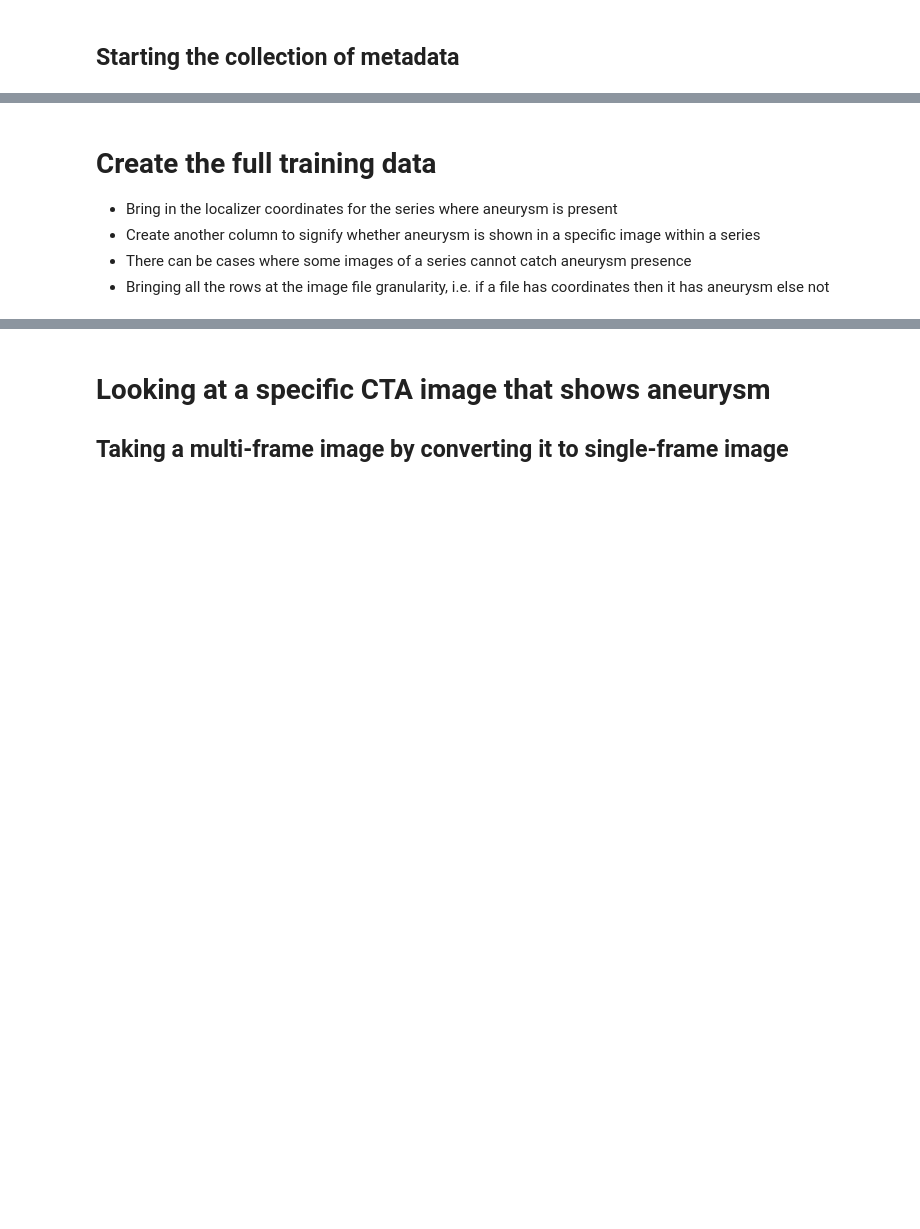
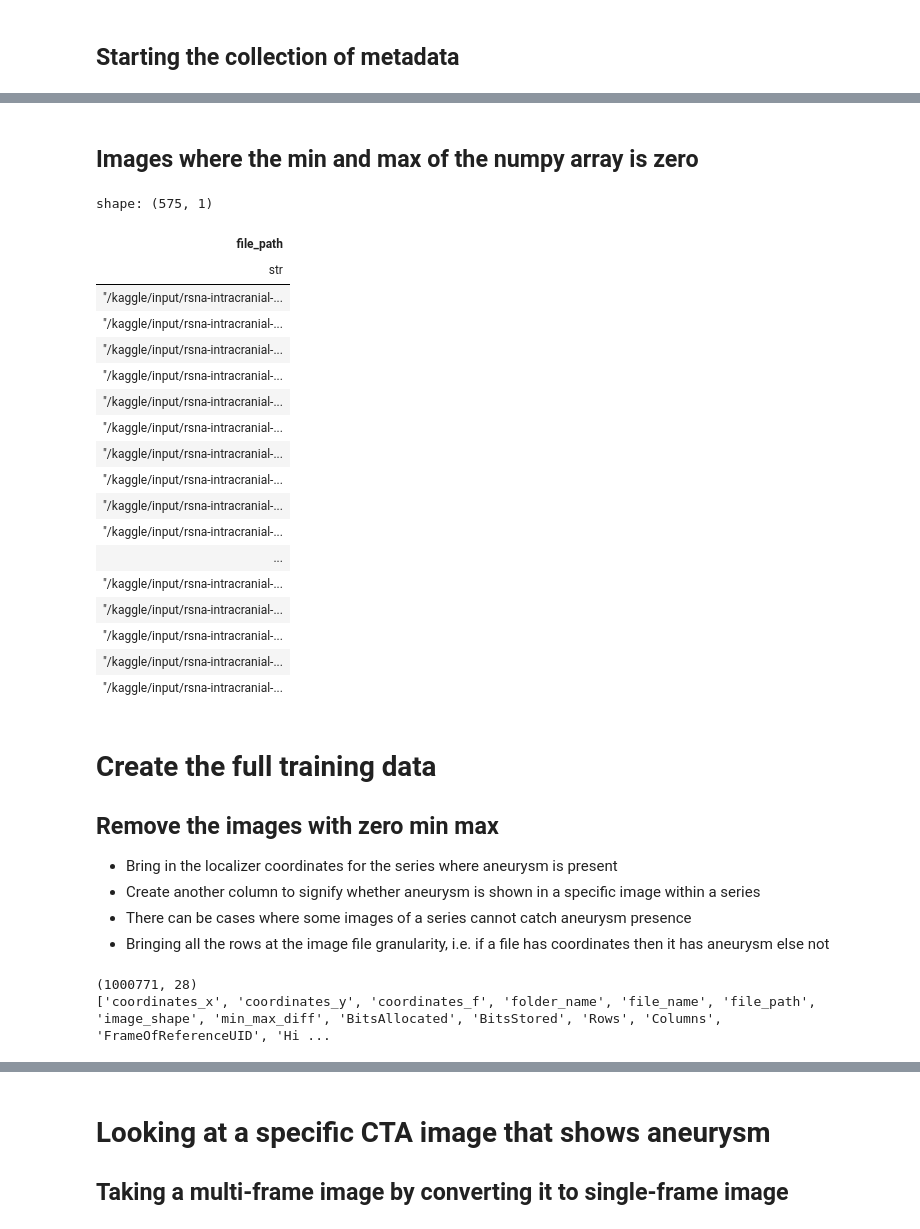
Before and after one commit to sumaniitm/RSNA_Intracranial_Aneurysm_Detection_2025, a Jupyter notebook: suman-notebook-1.ipynb, the cells around one changed output, grey strips where cells are left out. Drawn from its saved outputs; the diff is of its cells as text; code cells hidden in the pictures; blank space fills up the shorter version.

```diff
--- a/suman-notebook-1.ipynb
+++ b/suman-notebook-1.ipynb
@@ -139,7 +255,7 @@ class DicomRecord:
     """
     Memory-efficient class for storing DICOM metadata using __slots__
     """
-    __slots__ = ['folder_name', 'file_name', 'file_path', 'image_shape'] + [
+    __slots__ = ['folder_name', 'file_name', 'file_path', 'image_shape', 'min_max_diff'] + [
         'BitsAllocated', 'BitsStored', 'Rows', 'Columns', 'FrameOfReferenceUID',
         'HighBit', 'ImageOrientationPatient', 'ImagePositionPatient', 'InstanceNumber',
         'Modality', 'PhotometricInterpretation', 'PixelRepresentation', 'PixelSpacing',
@@ -147,12 +263,13 @@ class DicomRecord:
         'SamplesPerPixel', 'SliceThickness', 'SpacingBetweenSlices'
     ]
 
-    def __init__(self, folder_name, file_name, file_path, image_shape):
+    def __init__(self, folder_name, file_name, file_path, image_shape, min_max_diff):
         self.folder_name = folder_name
         self.file_name = file_name
         self.file_path = file_path
         self.image_shape = image_shape
-        for tag in self.__slots__[4:]:
+        self.min_max_diff = min_max_diff
+        for tag in self.__slots__[5:]:
             setattr(self, tag, None)
 
     def to_dict(self):
@@ -172,9 +289,10 @@ def process_single_folder(folder_path, allowed_tags):
                 # Read DICOM file
                 ds = dcmread(str(dcm_file))
                 original_shape = str(ds.pixel_array.shape)
+                min_max_diff = round(np.max(ds.pixel_array) - np.min(ds.pixel_array),5)
 
                 # Create record
-                record = DicomRecord(folder_name, dcm_file.name, str(dcm_file), original_shape)
+                record = DicomRecord(folder_name, dcm_file.name, str(dcm_file), original_shape, min_max_diff)
 
                 # Fill in tags
                 for tag in allowed_tags:
@@ -292,13 +433,38 @@ metadata_df.columns
+# %% [markdown]
+## Images where the min and max of the numpy array is zero
+# %%
+metadata_df.filter(pl.col('min_max_diff') == 0).select(['file_path'])
+# %% [output]
+shape: (575, 1)
+| file_path |
+| str |
+| "/kaggle/input/rsna-intracranial-... |
+| "/kaggle/input/rsna-intracranial-... |
+| "/kaggle/input/rsna-intracranial-... |
+| "/kaggle/input/rsna-intracranial-... |
+| "/kaggle/input/rsna-intracranial-... |
+| "/kaggle/input/rsna-intracranial-... |
+| "/kaggle/input/rsna-intracranial-... |
+| "/kaggle/input/rsna-intracranial-... |
+| "/kaggle/input/rsna-intracranial-... |
+| "/kaggle/input/rsna-intracranial-... |
+| ... |
+| "/kaggle/input/rsna-intracranial-... |
+| "/kaggle/input/rsna-intracranial-... |
+| "/kaggle/input/rsna-intracranial-... |
+| "/kaggle/input/rsna-intracranial-... |
+| "/kaggle/input/rsna-intracranial-... |
 # %% [markdown]
 # Create the full training data
+## Remove the images with zero min max
 * Bring in the localizer coordinates for the series where aneurysm is present
 * Create another column to signify whether aneurysm is shown in a specific image within a series
 * There can be cases where some images of a series cannot catch aneurysm presence
 * Bringing all the rows at the image file granularity, i.e. if a file has coordinates then it has aneurysm else not
 # %%
 df_all_coordinates = dd.sql( \
-    "select t2.coordinates_x, t2.coordinates_y, t2.coordinates_f, t1.* \
-    from metadata_df t1 \
+    "select t2.coordinates_x, t2.coordinates_y, coalesce(t2.coordinates_f,0) as coordinates_f, t1.* \
+    from (select * from metadata_df where min_max_diff != 0)t1 \
     left join train_locale_meta_data t2 \
     on t1.folder_name = t2.SeriesInstanceUID \
     and replace(t1.file_name, '.dcm','') = t2.SOPInstanceUID "\
@@ -306,6 +472,9 @@ df_all_coordinates = dd.sql( \
 
 print(df_all_coordinates.shape)
 print(df_all_coordinates.columns)
+# %% [output]
+(1000771, 28)
+['coordinates_x', 'coordinates_y', 'coordinates_f', 'folder_name', 'file_name', 'file_path', 'image_shape', 'min_max_diff', 'BitsAllocated', 'BitsStored', 'Rows', 'Columns', 'FrameOfReferenceUID', 'Hi ...
 # %%
 new_columns = [col.lower().replace(" ", "_") for col in train_meta_data.columns]
 train_meta_data.columns = new_columns
```
Also changed, not shown: parts of 24 cells of this notebook.
